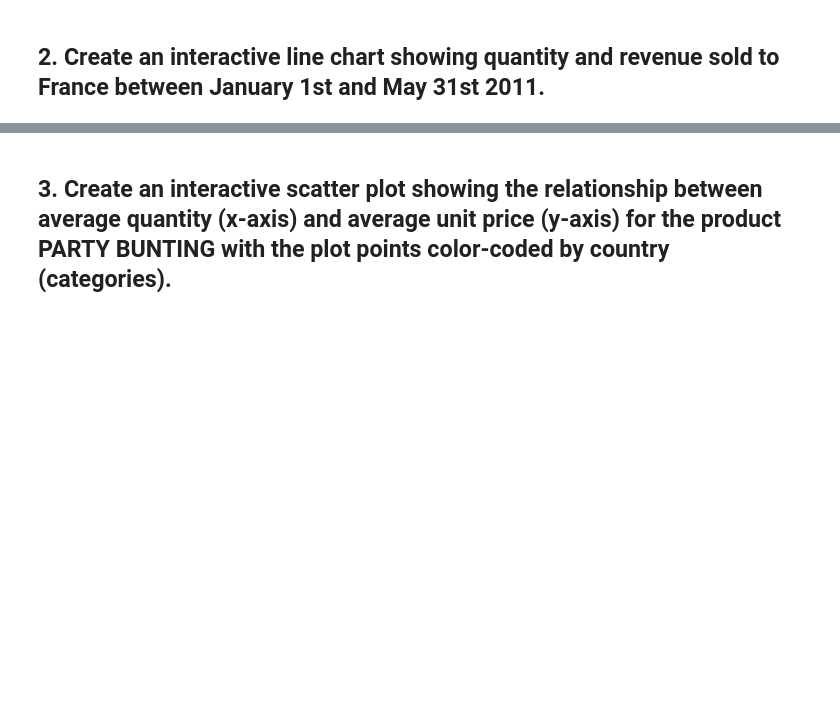
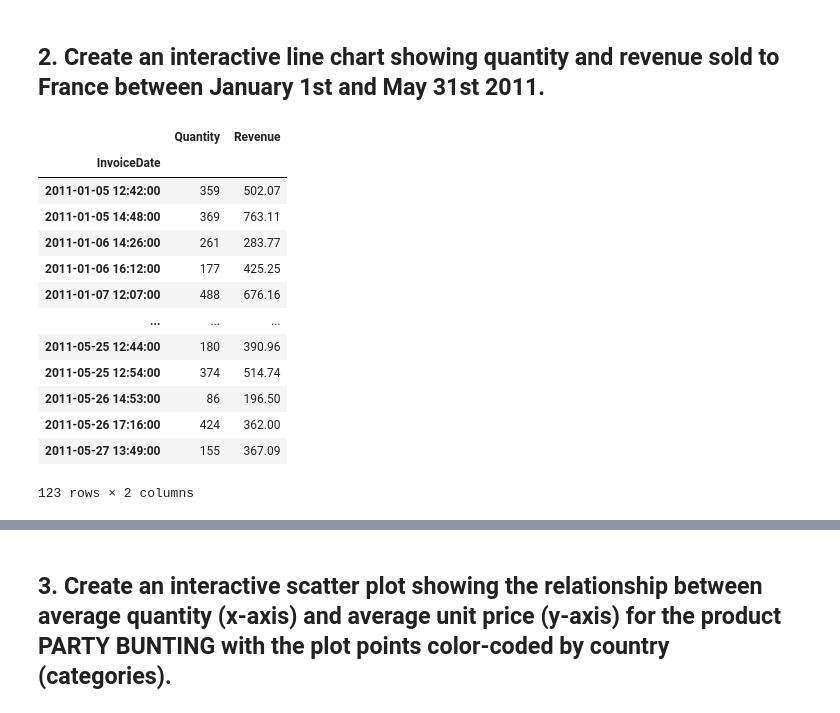
Before and after one commit to Ironhack-Data-Madrid-Octubre-2023/5.2-lab_interactive_visualization, a Jupyter notebook: your-code/main.ipynb, the cells around one changed output, grey strips where cells are left out. Saved outputs shown, nothing was run; the diff lists cells and outputs as text; code cells hidden in the pictures; blank space fills up the shorter version.

```diff
--- a/your-code/main.ipynb
+++ b/your-code/main.ipynb
@@ -14,2 +37,22 @@ cf.go_offline()
 # %% [markdown]
 ## 2. Create an interactive line chart showing quantity and revenue sold to France between January 1st and May 31st 2011.
+# %%
+france = o_retail[o_retail['Country'] == 'France']
+france = france[(france['InvoiceDate'] >= '2011-01-01') & (france['InvoiceDate'] <= '2011-05-31')]
+france = france.groupby('InvoiceDate')[['Quantity','Revenue']].sum()
+france
+# %% [output]
+|  | Quantity | Revenue |
+| InvoiceDate |  |  |
+| 2011-01-05 12:42:00 | 359 | 502.07 |
+| 2011-01-05 14:48:00 | 369 | 763.11 |
+| 2011-01-06 14:26:00 | 261 | 283.77 |
+| 2011-01-06 16:12:00 | 177 | 425.25 |
+| 2011-01-07 12:07:00 | 488 | 676.16 |
+| ... | ... | ... |
+| 2011-05-25 12:44:00 | 180 | 390.96 |
+| 2011-05-25 12:54:00 | 374 | 514.74 |
+| 2011-05-26 14:53:00 | 86 | 196.50 |
+| 2011-05-26 17:16:00 | 424 | 362.00 |
+| 2011-05-27 13:49:00 | 155 | 367.09 |
+123 rows × 2 columns
```
Also changed, not shown: parts of 7 cells of this notebook.
